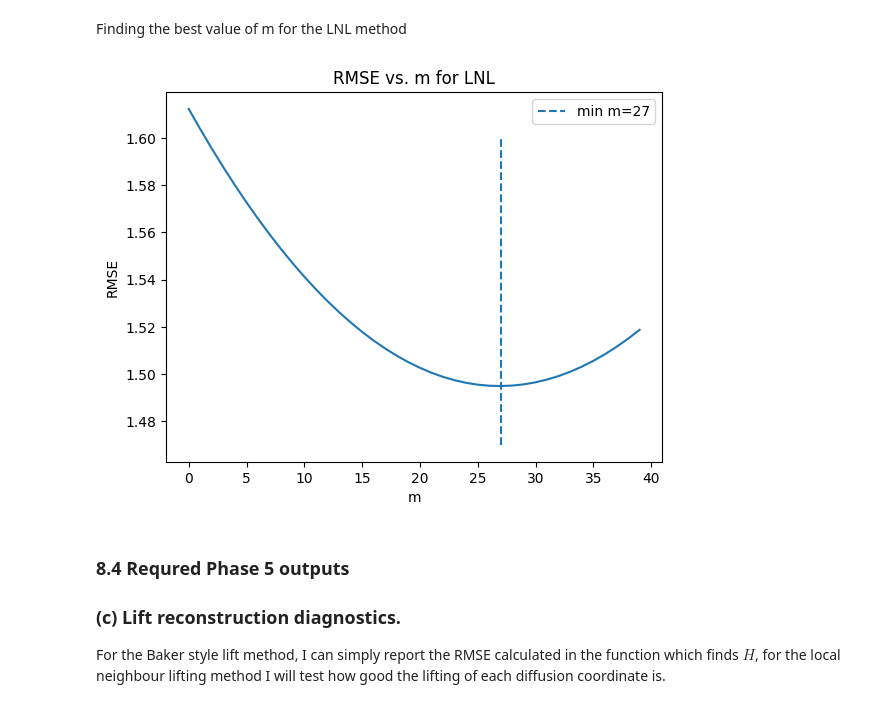
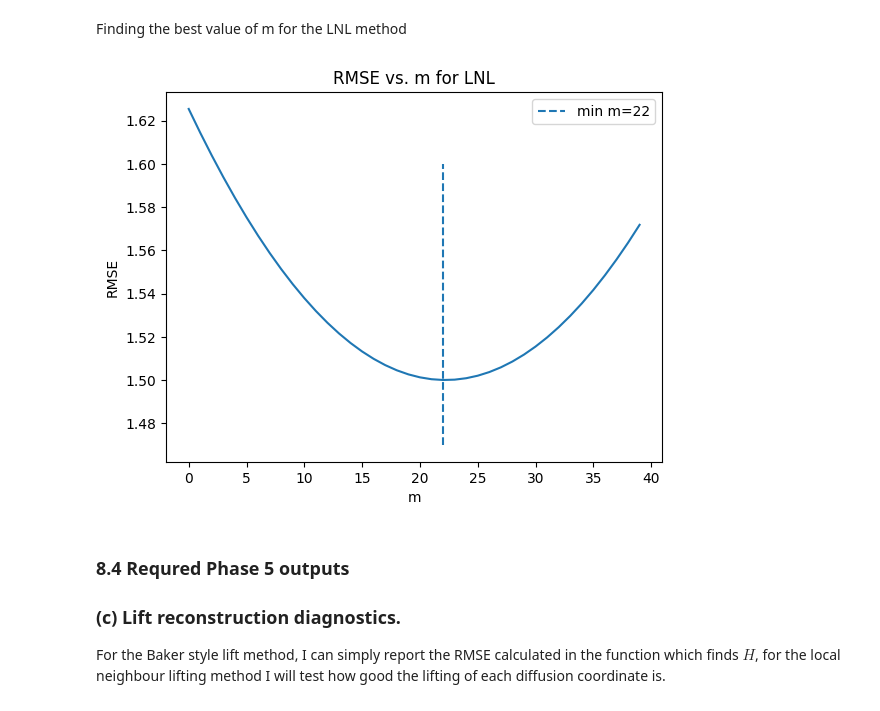
Before and after one commit to adamfowliee/JDKF_Starter, a Jupyter notebook: dissertation_brief/brief_phase5.ipynb, the cells around one changed output. Drawn from its saved outputs; the diff is of its cells as text; code cells hidden in the pictures.

```diff
--- a/dissertation_brief/brief_phase5.ipynb
+++ b/dissertation_brief/brief_phase5.ipynb
@@ -124,16 +124,16 @@ def lnl_error(Z, Psi, m=10, tau=0.2):
 # %%
 rmses = []
 for m in [5, 10, 15, 20, 30, 40]:
     _, RMSE = lnl_error(Z, Psi, m=m, tau=TAU)
     rmses.append(RMSE)
-lbf = np.polyfit([5, 10, 15, 20, 30, 50], rmses, deg=2)
+lbf = np.polyfit([5, 10, 15, 20, 30, 40], rmses, deg=2)
 xs = np.linspace(0, 50, 40); line = lbf[2] + xs*lbf[1] + lbf[0]*xs**2
 min_m = np.argmin(line)
 plt.plot(line); plt.title("RMSE vs. m for LNL"); plt.ylabel("RMSE"); plt.xlabel("m")
 plt.vlines(min_m, ymin=1.47, ymax=1.6, linestyles="--", label=f'min m={min_m}')
 plt.legend(); plt.show()
 # %% [output]
-[figure, old version]
+[figure, new version]
 # %% [markdown]
 ### 8.4 Requred Phase 5 outputs
 
```
Also changed, not shown: parts of 1 cell of this notebook, 2 other files.
